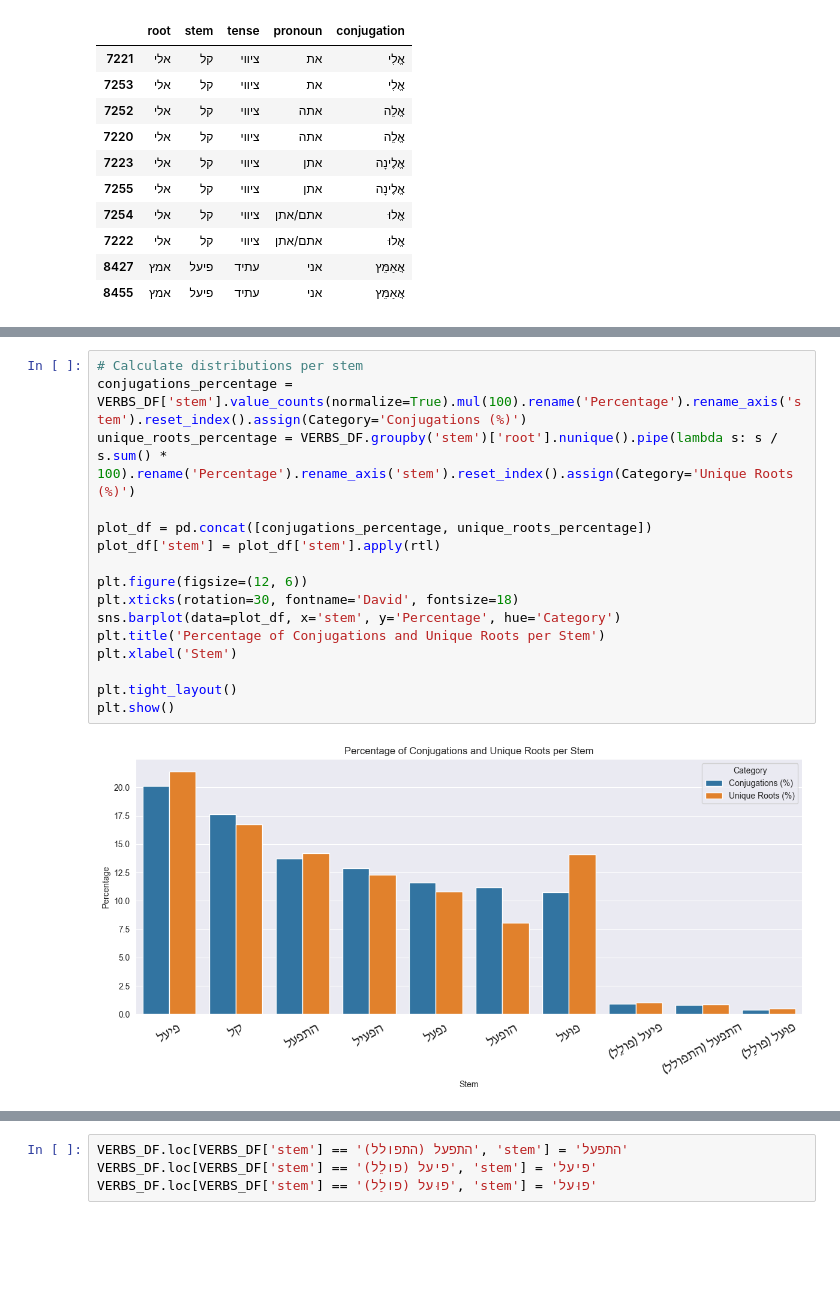
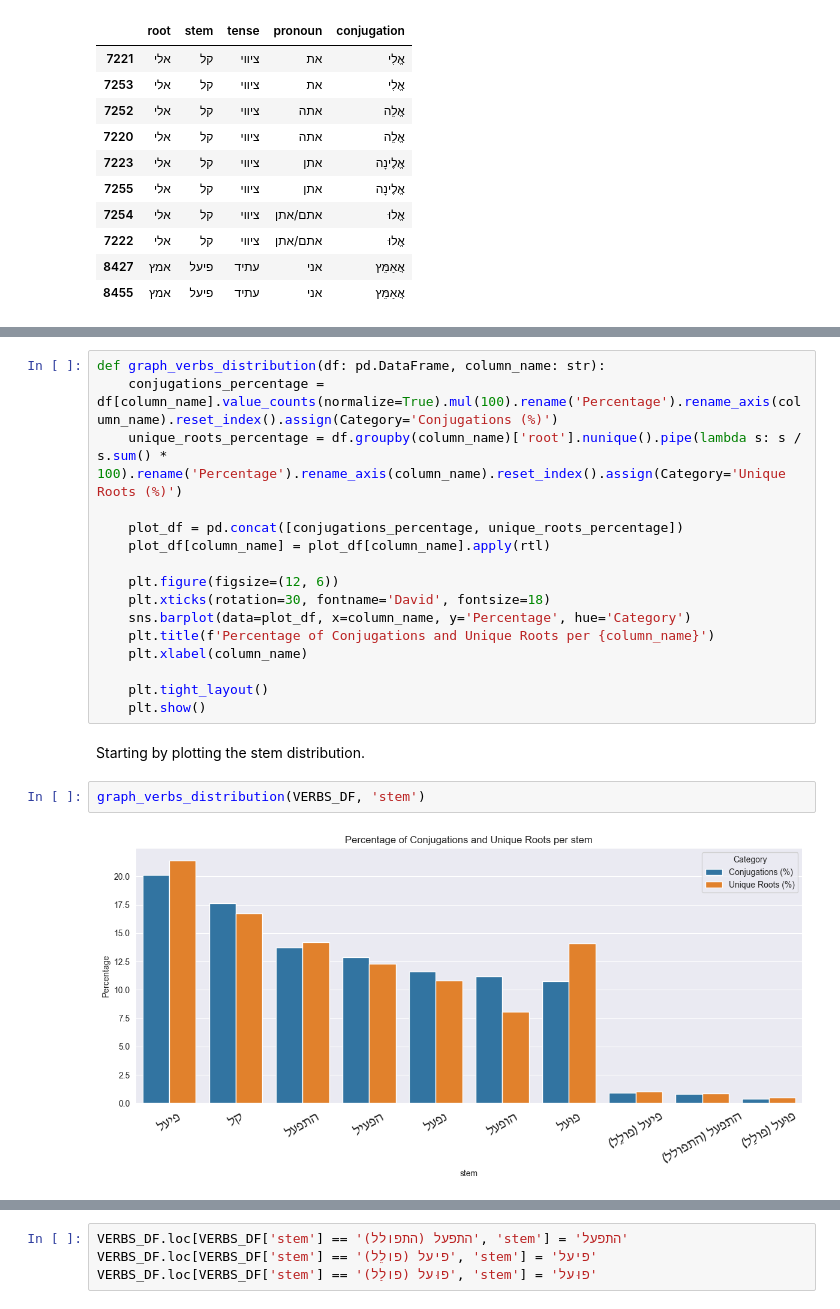
Before and after one commit to EyalShahimov/HebrewWordsAnalysis, a Jupyter notebook: main.ipynb, the cells around one changed output, grey strips where cells are left out. Drawn from its saved outputs; the diff is of its cells as text; blank space fills up the shorter version.

```diff
--- a/main.ipynb
+++ b/main.ipynb
@@ -205,18 +226,22 @@ No leading/trailing spaces found in any string column.
 # %%
-# Calculate distributions per stem
-conjugations_percentage = VERBS_DF['stem'].value_counts(normalize=True).mul(100).rename('Percentage').rename_axis('stem').reset_index().assign(Category='Conjugations (%)')
-unique_roots_percentage = VERBS_DF.groupby('stem')['root'].nunique().pipe(lambda s: s / s.sum() * 100).rename('Percentage').rename_axis('stem').reset_index().assign(Category='Unique Roots (%)')
+def graph_verbs_distribution(df: pd.DataFrame, column_name: str):
+    conjugations_percentage = df[column_name].value_counts(normalize=True).mul(100).rename('Percentage').rename_axis(column_name).reset_index().assign(Category='Conjugations (%)')
+    unique_roots_percentage = df.groupby(column_name)['root'].nunique().pipe(lambda s: s / s.sum() * 100).rename('Percentage').rename_axis(column_name).reset_index().assign(Category='Unique Roots (%)')
 
-plot_df = pd.concat([conjugations_percentage, unique_roots_percentage])
-plot_df['stem'] = plot_df['stem'].apply(rtl)
+    plot_df = pd.concat([conjugations_percentage, unique_roots_percentage])
+    plot_df[column_name] = plot_df[column_name].apply(rtl)
 
-plt.figure(figsize=(12, 6))
-plt.xticks(rotation=30, fontname='David', fontsize=18)
-sns.barplot(data=plot_df, x='stem', y='Percentage', hue='Category')
-plt.title('Percentage of Conjugations and Unique Roots per Stem')
-plt.xlabel('Stem')
+    plt.figure(figsize=(12, 6))
+    plt.xticks(rotation=30, fontname='David', fontsize=18)
+    sns.barplot(data=plot_df, x=column_name, y='Percentage', hue='Category')
+    plt.title(f'Percentage of Conjugations and Unique Roots per {column_name}')
+    plt.xlabel(column_name)
 
-plt.tight_layout()
-plt.show()
+    plt.tight_layout()
+    plt.show()
-# %% [output]
-[figure, removed]
+# %% [markdown]
+Starting by plotting the stem distribution.
+# %%
+graph_verbs_distribution(VERBS_DF, 'stem')
+# %% [output]
+[figure, added]
```
Also changed, not shown: parts of 53 cells of this notebook, 1 other file.
